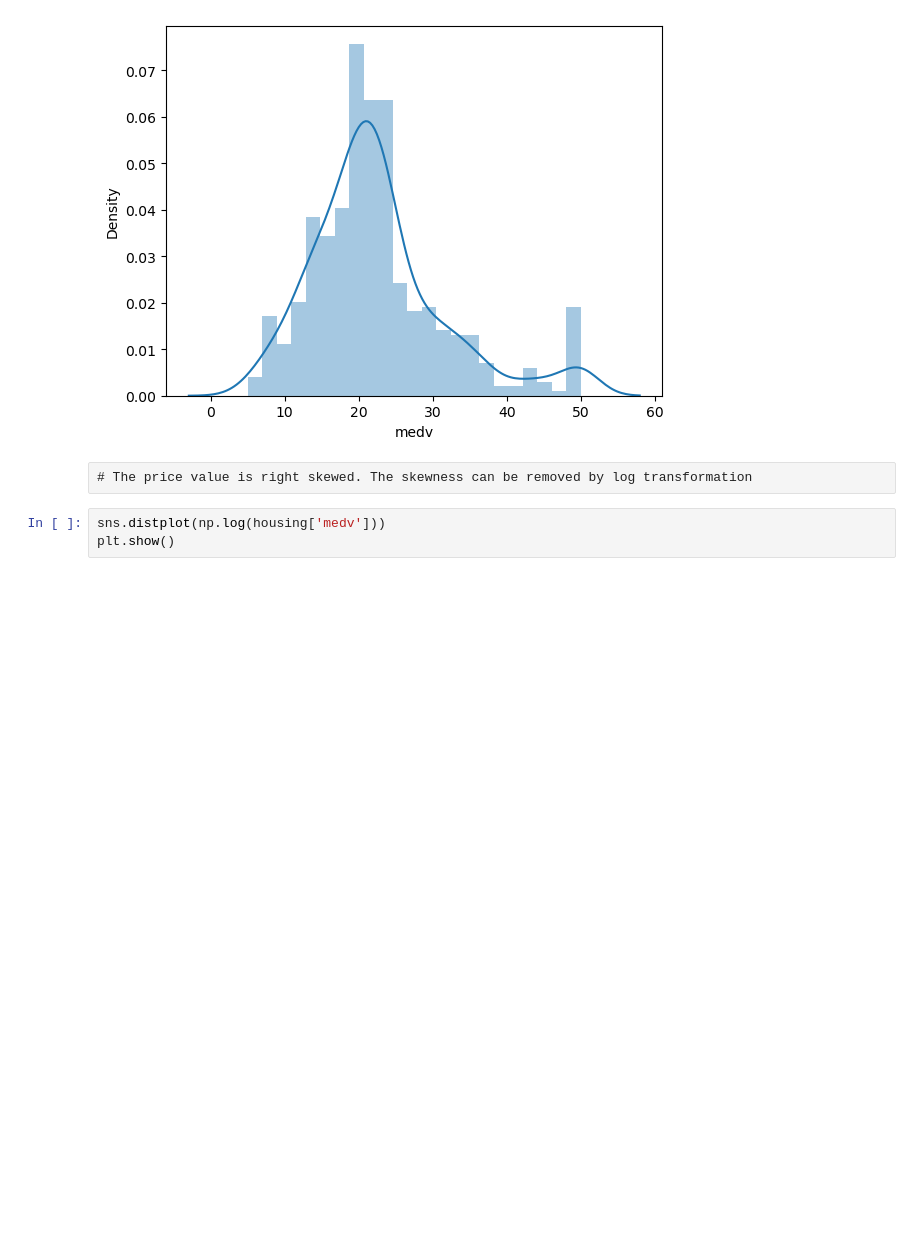
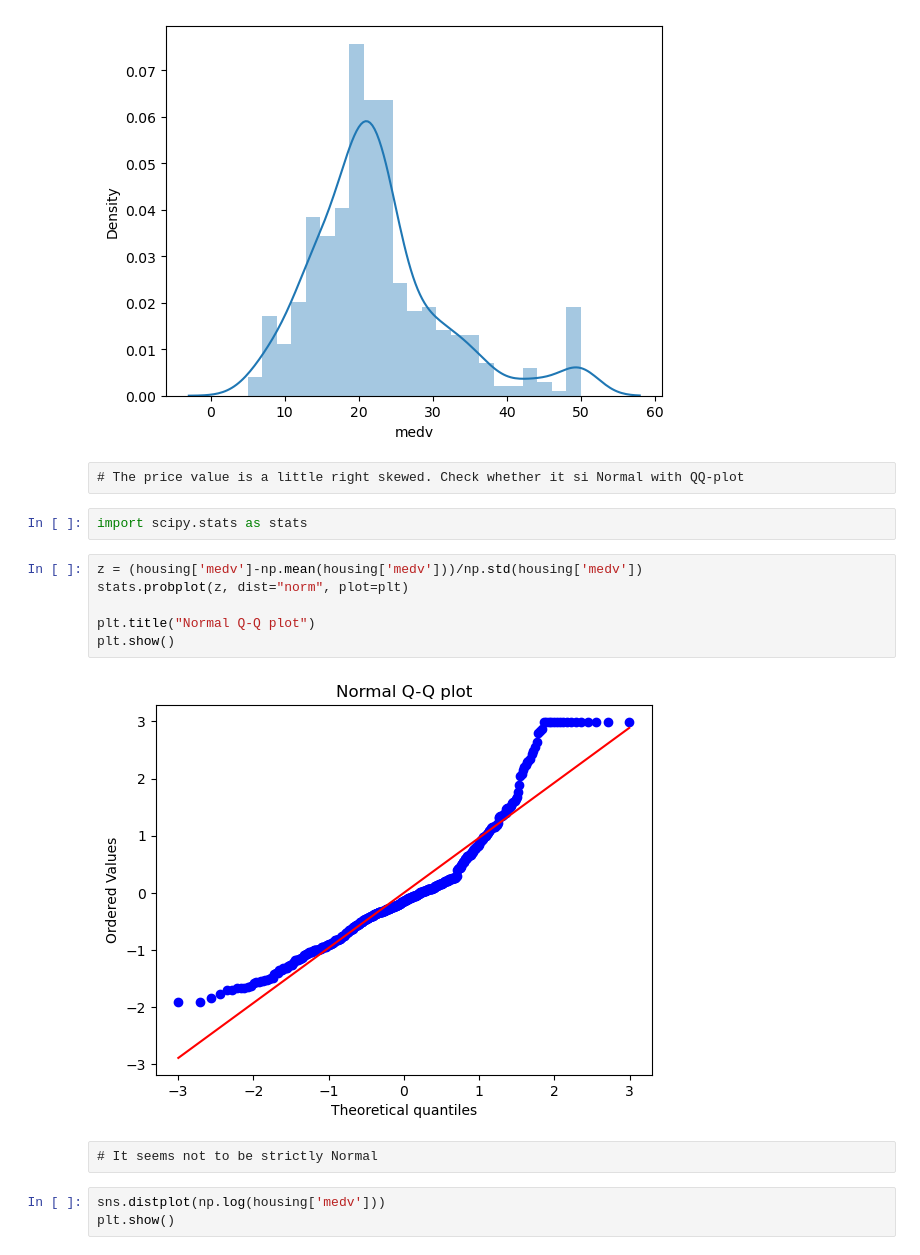
Before and after one commit to JulyAug/Assignment, a Jupyter notebook: Houseprice.ipynb, the cells around one changed output. Drawn from its saved outputs; the diff is of its cells as text; blank space fills up the shorter version.

```diff
--- a/Houseprice.ipynb
+++ b/Houseprice.ipynb
@@ -95,7 +95,19 @@ sns.distplot(housing['medv'])
 <Axes: xlabel='medv', ylabel='Density'>
 [figure]
 # %% [raw]
-# The price value is right skewed. The skewness can be removed by log transformation
+# The price value is a little right skewed. Check whether it si Normal with QQ-plot
+# %%
+import scipy.stats as stats
+# %%
+z = (housing['medv']-np.mean(housing['medv']))/np.std(housing['medv'])
+stats.probplot(z, dist="norm", plot=plt)
+
+plt.title("Normal Q-Q plot")
+plt.show()
+# %% [output]
+[figure, added]
+# %% [raw]
+# It seems not to be strictly Normal
 # %%
 sns.distplot(np.log(housing['medv']))
 plt.show()
```
Also changed, not shown: parts of 52 cells of this notebook.
